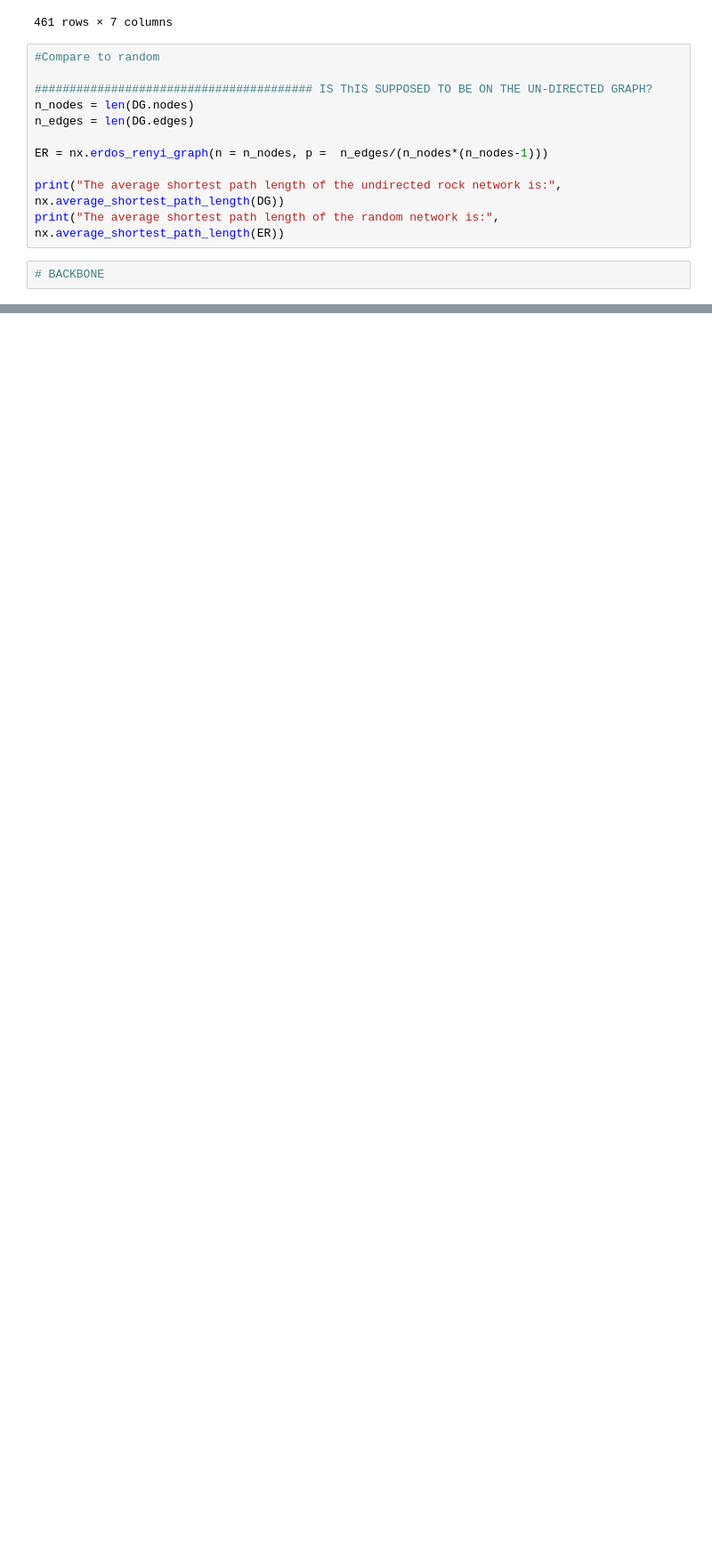
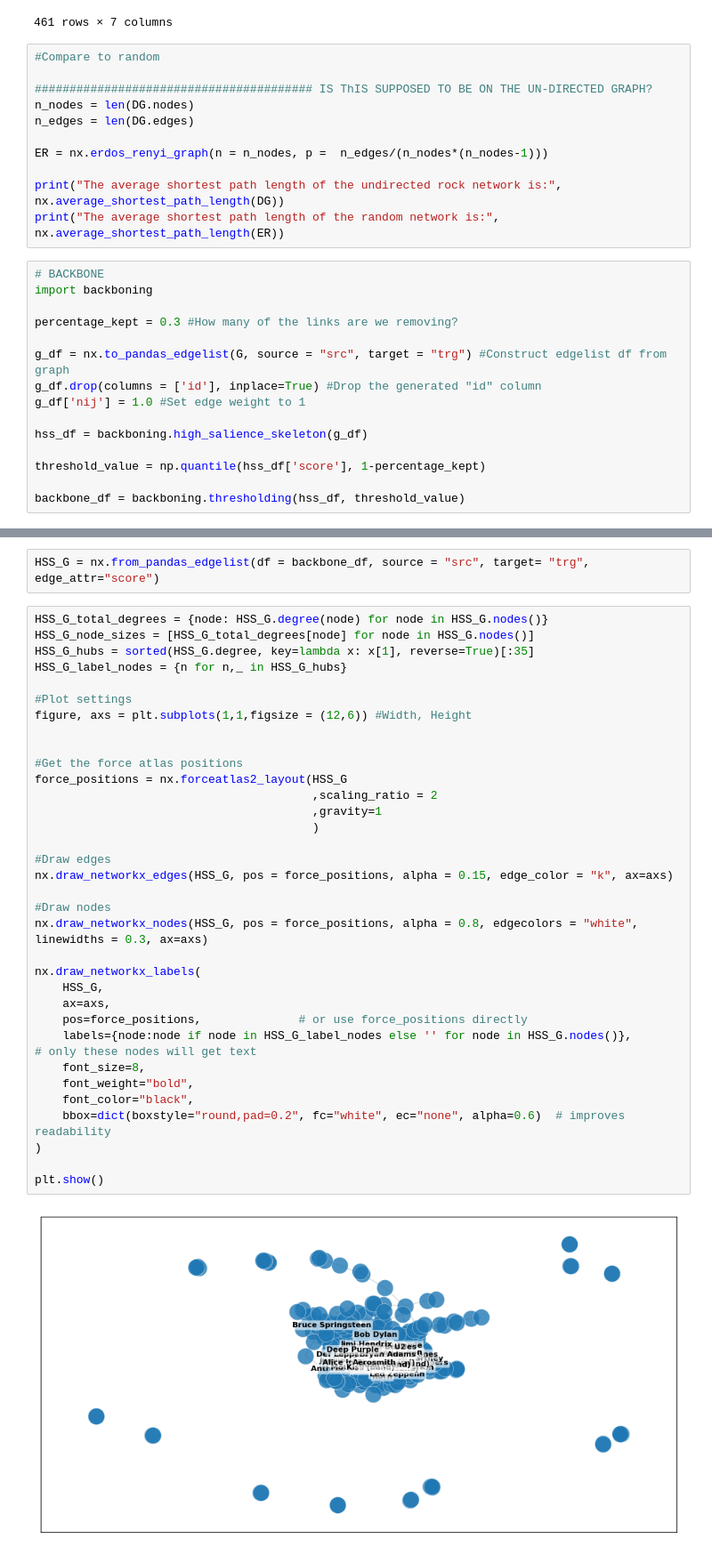
Before and after one commit to Somon8/social_graphs_25, a Jupyter notebook: Assignment2_1.ipynb, the cells around one changed output, grey strips where cells are left out. Shown: that part at 89% size. Saved outputs shown, nothing was run; the diff lists cells and outputs as text; blank space fills up the shorter version.

Commit message:
backboning file, gitignore, additional work on assignment 2

```diff
--- a/Assignment2_1.ipynb
+++ b/Assignment2_1.ipynb
@@ -232,3 +233,16 @@ print("The average shortest path length of the undirected rock network is:", nx.
 print("The average shortest path length of the random network is:", nx.average_shortest_path_length(ER))
 # %%
 # BACKBONE
+import backboning
+
+percentage_kept = 0.3 #How many of the links are we removing?
+
+g_df = nx.to_pandas_edgelist(G, source = "src", target = "trg") #Construct edgelist df from graph
+g_df.drop(columns = ['id'], inplace=True) #Drop the generated "id" column
+g_df['nij'] = 1.0 #Set edge weight to 1
+
+hss_df = backboning.high_salience_skeleton(g_df)
+
+threshold_value = np.quantile(hss_df['score'], 1-percentage_kept)
+
+backbone_df = backboning.thresholding(hss_df, threshold_value)
@@ -234,0 +251,38 @@ print("The average shortest path length of the random network is:", nx.average_s
+# %%
+HSS_G = nx.from_pandas_edgelist(df = backbone_df, source = "src", target= "trg", edge_attr="score")
+# %%
+HSS_G_total_degrees = {node: HSS_G.degree(node) for node in HSS_G.nodes()}
+HSS_G_node_sizes = [HSS_G_total_degrees[node] for node in HSS_G.nodes()]
+HSS_G_hubs = sorted(HSS_G.degree, key=lambda x: x[1], reverse=True)[:35]
+HSS_G_label_nodes = {n for n,_ in HSS_G_hubs}
+
+#Plot settings
+figure, axs = plt.subplots(1,1,figsize = (12,6)) #Width, Height
+
+
+#Get the force atlas positions
+force_positions = nx.forceatlas2_layout(HSS_G
+                                        ,scaling_ratio = 2
+                                        ,gravity=1
+                                        )
+
+#Draw edges
+nx.draw_networkx_edges(HSS_G, pos = force_positions, alpha = 0.15, edge_color = "k", ax=axs)
+
+#Draw nodes
+nx.draw_networkx_nodes(HSS_G, pos = force_positions, alpha = 0.8, edgecolors = "white", linewidths = 0.3, ax=axs)
+
+nx.draw_networkx_labels(
+    HSS_G,
+    ax=axs,
+    pos=force_positions,              # or use force_positions directly
+    labels={node:node if node in HSS_G_label_nodes else '' for node in HSS_G.nodes()},            # only these nodes will get text
+    font_size=8,
+    font_weight="bold",
+    font_color="black",
+    bbox=dict(boxstyle="round,pad=0.2", fc="white", ec="none", alpha=0.6)  # improves readability
+)
+
+plt.show()
+# %% [output]
+[figure, added]
```
Also changed, not shown: parts of 4 cells of this notebook, 2 other files.
